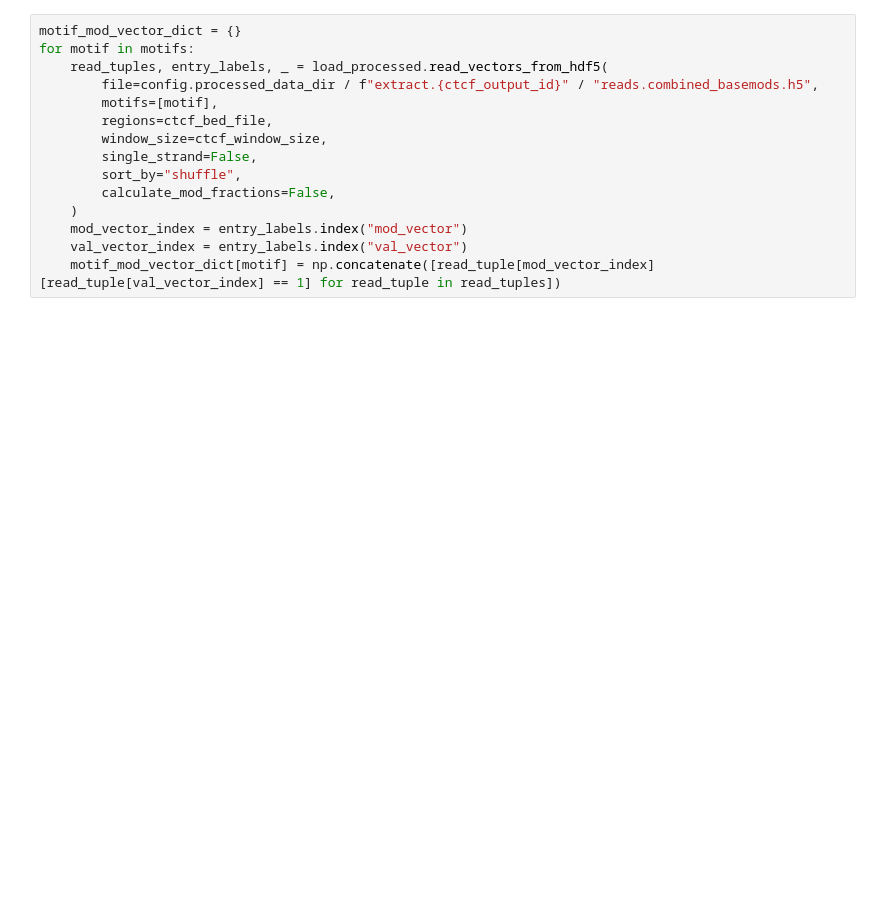
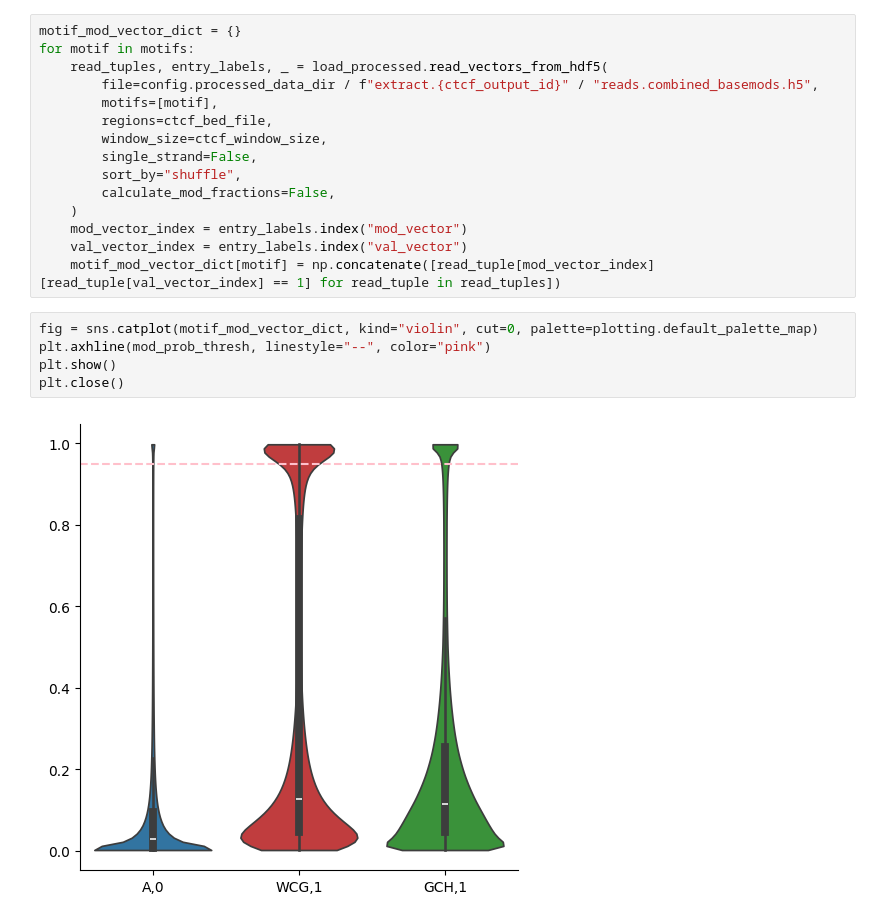
Before and after one commit to streetslab/multimodal-dimelo, a Jupyter notebook: CTCF_analysis.ipynb, the cells around one changed output. Drawn from its saved outputs; the diff is of its cells as text; blank space fills up the shorter version.

```diff
--- a/CTCF_analysis.ipynb
+++ b/CTCF_analysis.ipynb
@@ -86,3 +89,10 @@ for motif in motifs:
     mod_vector_index = entry_labels.index("mod_vector")
     val_vector_index = entry_labels.index("val_vector")
     motif_mod_vector_dict[motif] = np.concatenate([read_tuple[mod_vector_index][read_tuple[val_vector_index] == 1] for read_tuple in read_tuples])
+# %%
+fig = sns.catplot(motif_mod_vector_dict, kind="violin", cut=0, palette=plotting.default_palette_map)
+plt.axhline(mod_prob_thresh, linestyle="--", color="pink")
+plt.show()
+plt.close()
+# %% [output]
+[figure, added]
```
Also changed, not shown: parts of 3 cells of this notebook.
